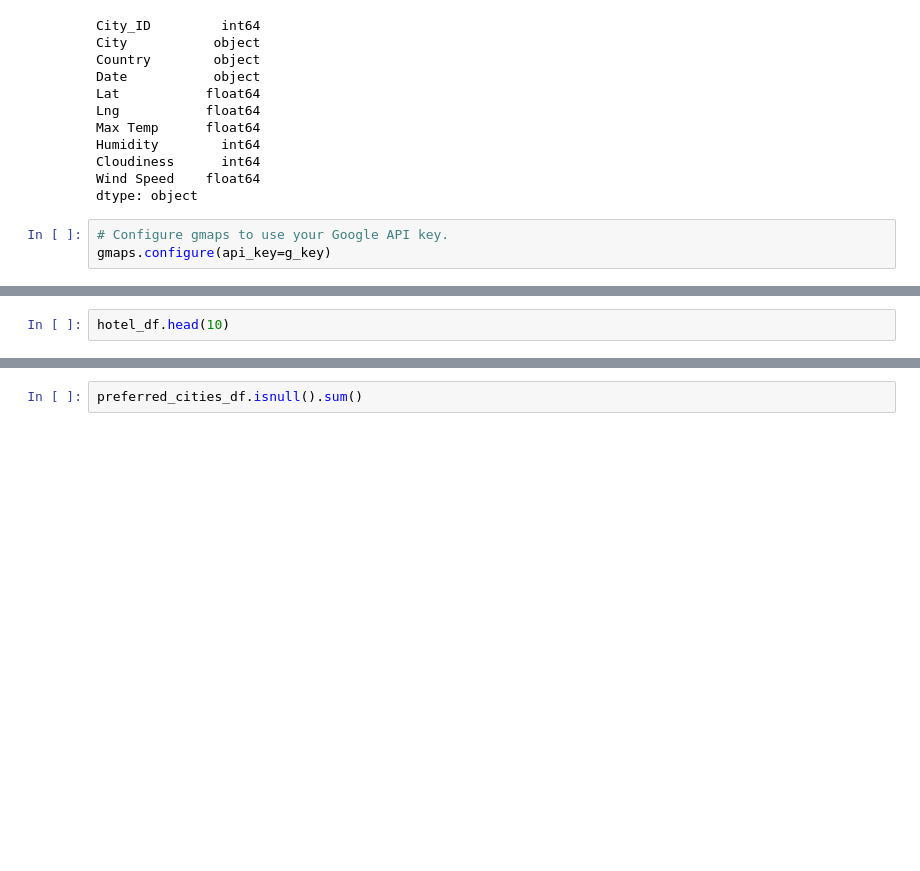
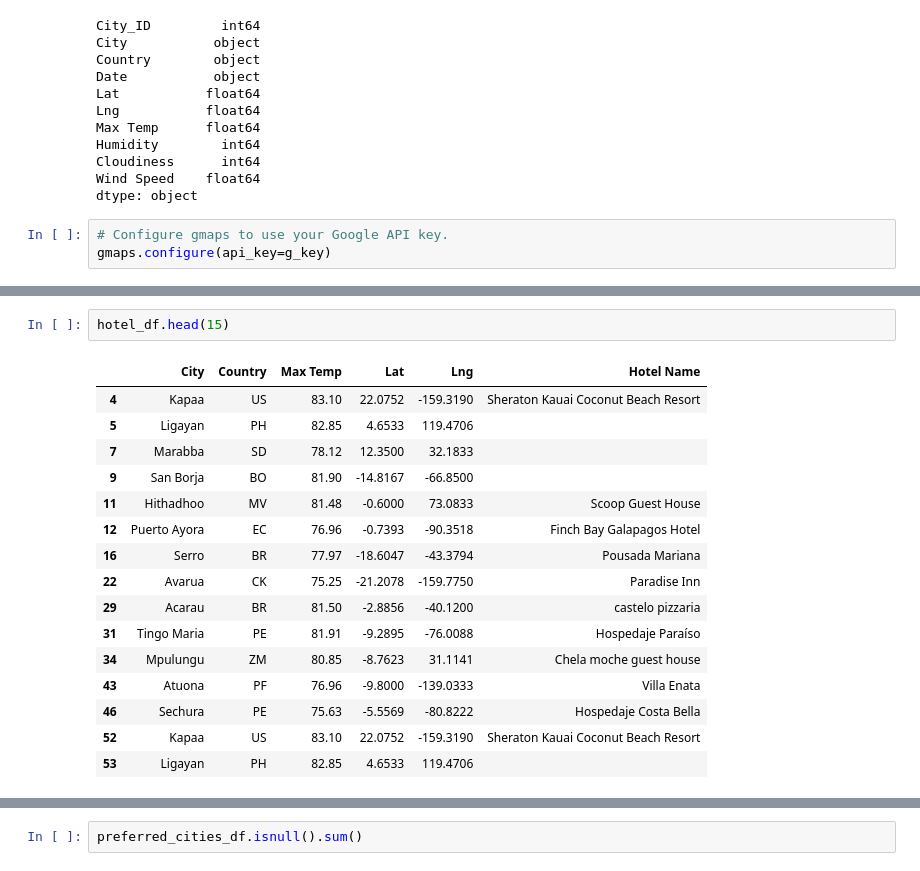
Before and after one commit to banasibb/World_Weather_Analysis, a Jupyter notebook: VacationPy.ipynb, the cells around one changed output, grey strips where cells are left out. Cells and saved outputs as stored; diff of their text form; blank space fills up the shorter version.

```diff
--- a/VacationPy.ipynb
+++ b/VacationPy.ipynb
@@ -145,5 +223,22 @@ for index, row in hotel_df.iterrows():
 # %%
-hotel_df.head(10)
+hotel_df.head(15)
+# %% [output]
+|  | City | Country | Max Temp | Lat | Lng | Hotel Name |
+| 4 | Kapaa | US | 83.10 | 22.0752 | -159.3190 | Sheraton Kauai Coconut Beach Resort |
+| 5 | Ligayan | PH | 82.85 | 4.6533 | 119.4706 |  |
+| 7 | Marabba | SD | 78.12 | 12.3500 | 32.1833 |  |
+| 9 | San Borja | BO | 81.90 | -14.8167 | -66.8500 |  |
+| 11 | Hithadhoo | MV | 81.48 | -0.6000 | 73.0833 | Scoop Guest House |
+| 12 | Puerto Ayora | EC | 76.96 | -0.7393 | -90.3518 | Finch Bay Galapagos Hotel |
+| 16 | Serro | BR | 77.97 | -18.6047 | -43.3794 | Pousada Mariana |
+| 22 | Avarua | CK | 75.25 | -21.2078 | -159.7750 | Paradise Inn |
+| 29 | Acarau | BR | 81.50 | -2.8856 | -40.1200 | castelo pizzaria |
+| 31 | Tingo Maria | PE | 81.91 | -9.2895 | -76.0088 | Hospedaje Paraíso |
+| 34 | Mpulungu | ZM | 80.85 | -8.7623 | 31.1141 | Chela moche guest house |
+| 43 | Atuona | PF | 76.96 | -9.8000 | -139.0333 | Villa Enata |
+| 46 | Sechura | PE | 75.63 | -5.5569 | -80.8222 | Hospedaje Costa Bella |
+| 52 | Kapaa | US | 83.10 | 22.0752 | -159.3190 | Sheraton Kauai Coconut Beach Resort |
+| 53 | Ligayan | PH | 82.85 | 4.6533 | 119.4706 |  |
 # %%
 # Add a heatmap of temperature for the vacation spots.
 locations = hotel_df[["Lat", "Lng"]]
```
Also changed, not shown: parts of 21 cells of this notebook.
